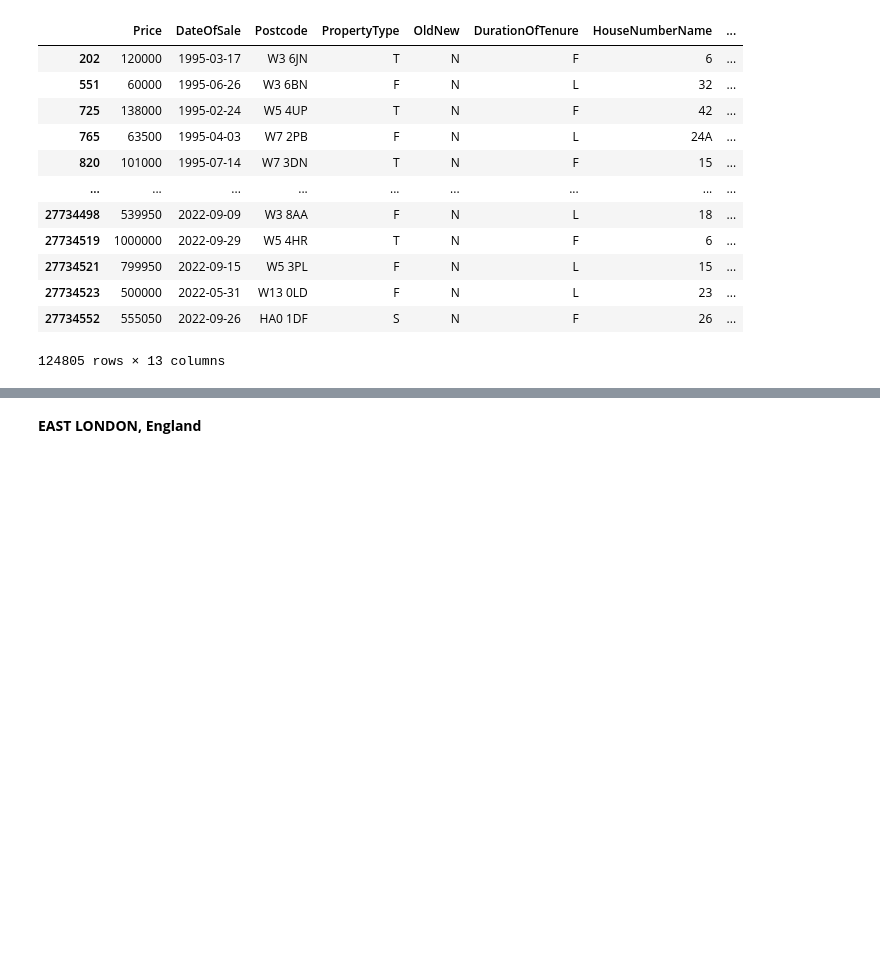
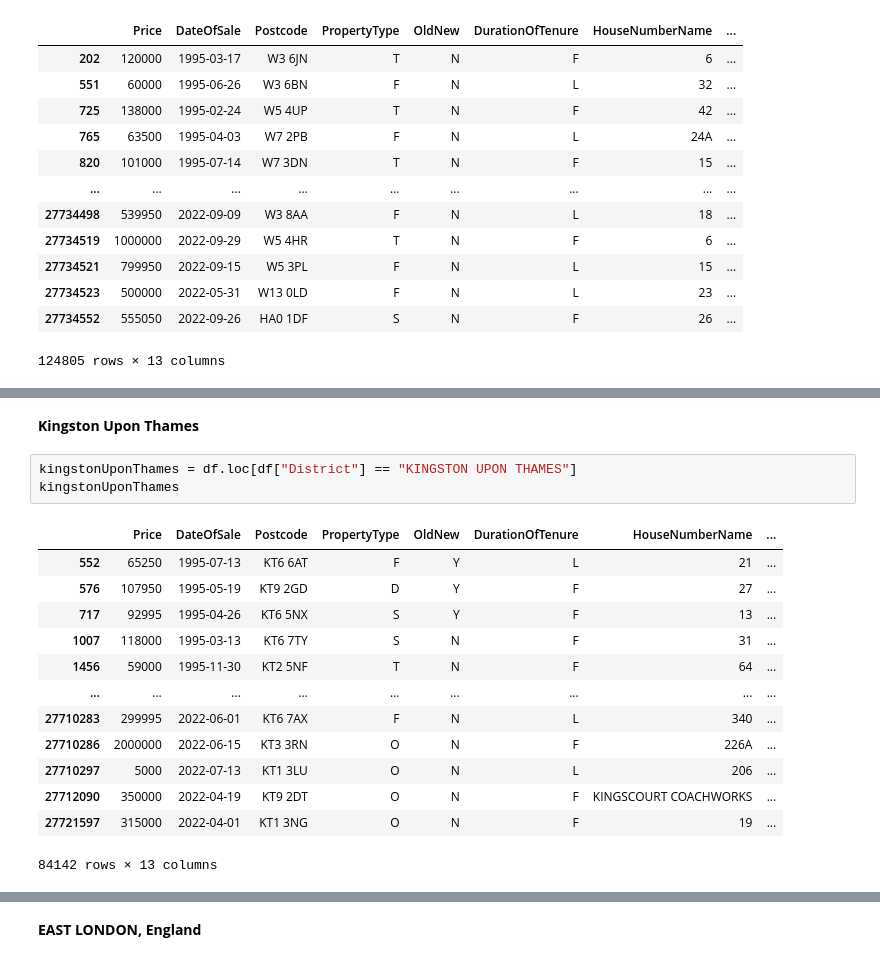
Before and after one commit to Scansan-Properties/HousePricePrediction, a Jupyter notebook: LoadFromURL.ipynb, the cells around one changed output, grey strips where cells are left out. Cells and saved outputs as stored; diff of their text form; blank space fills up the shorter version.

```diff
--- a/LoadFromURL.ipynb
+++ b/LoadFromURL.ipynb
@@ -361,0 +404,19 @@ ealing
+# %% [markdown]
+**Kingston Upon Thames**
+# %%
+kingstonUponThames = df.loc[df["District"] == "KINGSTON UPON THAMES"]
+kingstonUponThames
+# %% [output]
+|  | Price | DateOfSale | Postcode | PropertyType | OldNew | DurationOfTenure | HouseNumberName | ... |
+| 552 | 65250 | 1995-07-13 | KT6 6AT | F | Y | L | 21 | ... |
+| 576 | 107950 | 1995-05-19 | KT9 2GD | D | Y | F | 27 | ... |
+| 717 | 92995 | 1995-04-26 | KT6 5NX | S | Y | F | 13 | ... |
+| 1007 | 118000 | 1995-03-13 | KT6 7TY | S | N | F | 31 | ... |
+| 1456 | 59000 | 1995-11-30 | KT2 5NF | T | N | F | 64 | ... |
+| ... | ... | ... | ... | ... | ... | ... | ... | ... |
+| 27710283 | 299995 | 2022-06-01 | KT6 7AX | F | N | L | 340 | ... |
+| 27710286 | 2000000 | 2022-06-15 | KT3 3RN | O | N | F | 226A | ... |
+| 27710297 | 5000 | 2022-07-13 | KT1 3LU | O | N | L | 206 | ... |
+| 27712090 | 350000 | 2022-04-19 | KT9 2DT | O | N | F | KINGSCOURT COACHWORKS | ... |
+| 27721597 | 315000 | 2022-04-01 | KT1 3NG | O | N | F | 19 | ... |
+84142 rows × 13 columns
```
Also changed, not shown: parts of 44 cells of this notebook.
